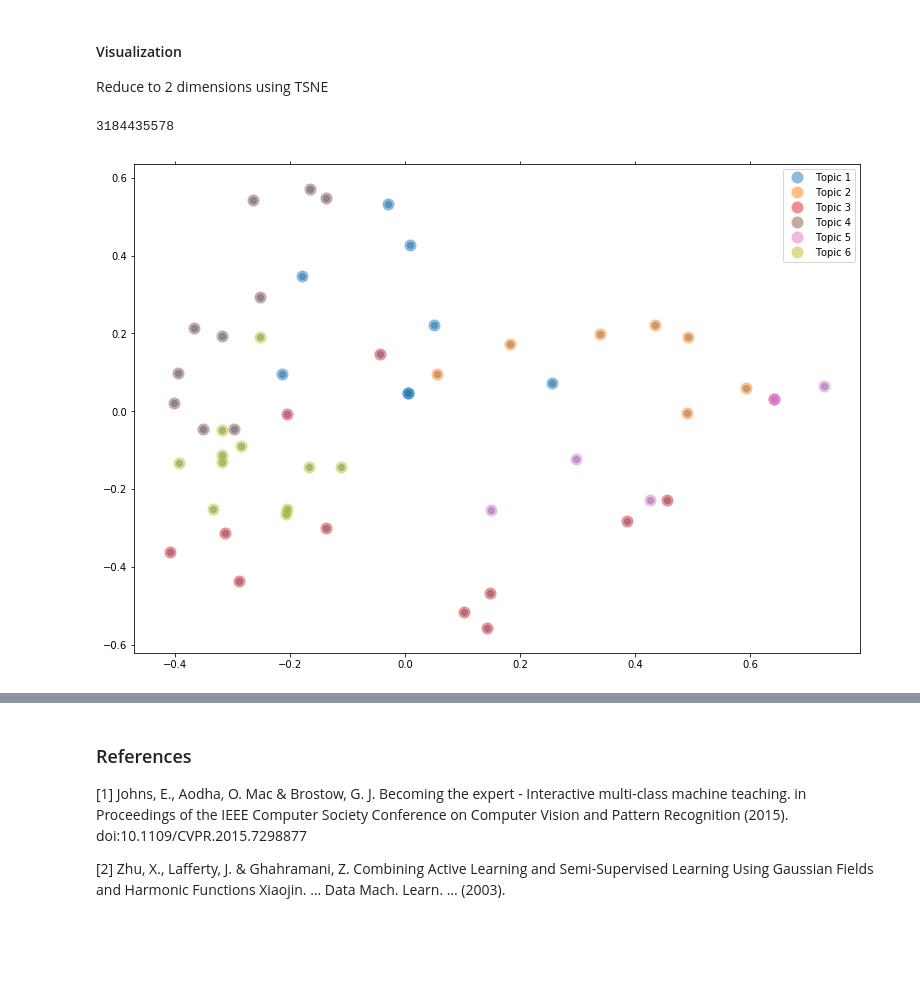
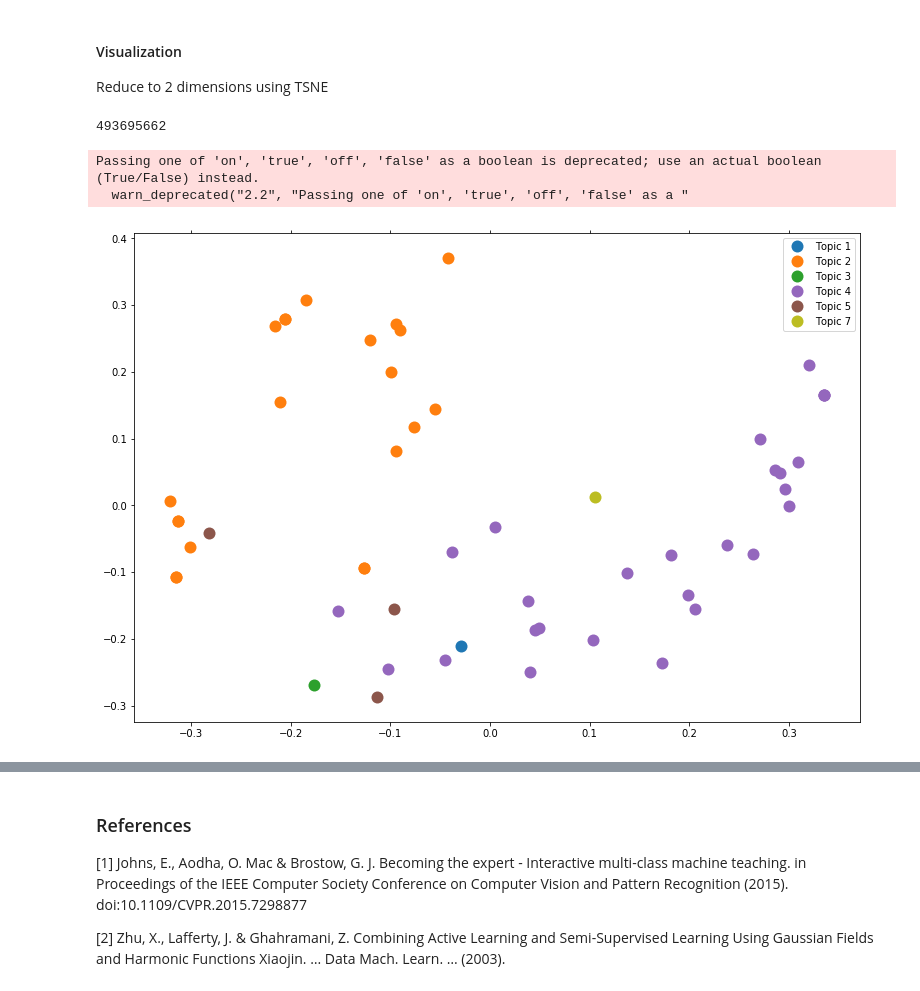
Before and after one commit to MachineTeachingEdu/machine-teaching, a Jupyter notebook: machineteaching/Dimension Reduction + Spectral Clustering + Active Learning + Markov Chain.ipynb, the cells around one changed output, grey strips where cells are left out. Cells and saved outputs as stored; diff of their text form; code cells hidden in the pictures; blank space fills up the shorter version.

Commit message:
Running solutions in parallel and analysing results

```diff
--- a/machineteaching/Dimension Reduction + Spectral Clustering + Active Learning + Markov Chain.ipynb
+++ b/machineteaching/Dimension Reduction + Spectral Clustering + Active Learning + Markov Chain.ipynb
@@ -272,7 +78,0 @@ feature_names
-# %%
-# Remove rows containing only zeros (weird exercises)
-solution_sample = train_data_features[~(train_data_features==0).all(1)]
-docs_id = np.asarray(docs_id)[~(train_data_features==0).all(1)]
-# doc_category = np.asarray(doc_category)[~(train_data_features==0).all(1)]
-questions = np.asarray(questions)[~(train_data_features==0).all(1)]
-solution_sample.shape
@@ -280,0 +79,12 @@ solution_sample.shape
+# %%
+def create_bag_of_words(docs, vectorizer_method, binary=False, min_df=0.2):
+    vectorizer = vectorizer_method(analyzer = python_analyzer,
+                                   binary=binary,
+                                   min_df=min_df)
+    train_data_features = vectorizer.fit_transform(docs)
+    try:
+        train_data_features = train_data_features.toarray()
+    # It's already an array
+    except AttributeError:
+        pass
+    return train_data_features, vectorizer, vectorizer.get_feature_names()
@@ -281,3 +118,7 @@ solution_sample.shape
+# %%
+train_data_features, vectorizer, feature_names = create_bag_of_words(solutions, NCutVectorizer, binary=True, min_df=0.35)
+# Remove rows containing only zeros (weird exercises)
+solution_sample = train_data_features[~(train_data_features==0).all(1)]
 # %% [markdown]
 ### Reducing dimensionality
 # %%
@@ -356,14 +197,13 @@ solution_sample_reduced.shape
 (54, 12)
 # %%
 # clustering = Clustering(handler.X, )
-clustering = Clustering(solution_sample_reduced, 13)
-# clustering.seed = 2209808447
-#2124056991
-#232156180
-#2539469571
+# clustering = Clustering(solution_sample_reduced, 13)
+clustering = Clustering(solution_sample, 7)
+clustering.seed = 827927039
 # clustering.seed = 0
 # clustering._generate_random_state()
-model, document_topic, word_topic = clustering.spectral_clustering()
+model, document_topic, word_topic = clustering.nmf()
+# model, document_topic, word_topic = clustering.spectral_clustering()
 # model, document_topic, word_topic = clustering.gaussian_mixture()
 # model, document_topic, word_topic = clustering.lda()
 # model, document_topic, word_topic = clustering.hierarchical()
@@ -430,24 +287,25 @@ Reduce to 2 dimensions using TSNE
 # %%
 # %%time
 # cluster_names = ['', 'conditional', 'dict', 'file', 'function', 'list', 'loop'] #'math', 'string']
 cluster_names = ["Topic %d" % (i+1) for i in range(clustering.k)]
 doc_category = ["Topic %d" % (i+1) for i in clustering.document_topic.argmax(axis=1)]
 doc_category = ["Topic %d" % (i+1) for i in clustering.document_topic.argmax(axis=1)]
 handler = Plot2D(clusters=cluster_names, doc_category=doc_category, doc_id=docs_id)
 handler._generate_random_state()
 # handler.seed = 14875623
-handler.reduce(solution_sample_reduced)
+handler.reduce(solution_sample)
 print(handler.seed)
-handler.plot(show_clusters=True)
+handler.plot(show_clusters=True, savefig='problems_1312_lda_4239876583_exp_823_tsne.png')
 
 sample = handler.X
 y = clustering.document_topic.argmax(axis=1)
-
 # fig = plt.figure(figsize=(10,5))
 # plt.scatter(x=sample[:,0], y=sample[:,1], c=y, s=100)
 # %% [output]
-3184435578
+493695662
+Passing one of 'on', 'true', 'off', 'false' as a boolean is deprecated; use an actual boolean (True/False) instead.
+  warn_deprecated("2.2", "Passing one of 'on', 'true', 'off', 'false' as a "
-[figure, old version]
+[figure, new version]
 # %%
 doc = PDFReport()
 for i in range(50):
```
Also changed, not shown: parts of 28 cells of this notebook, 6 other files.
